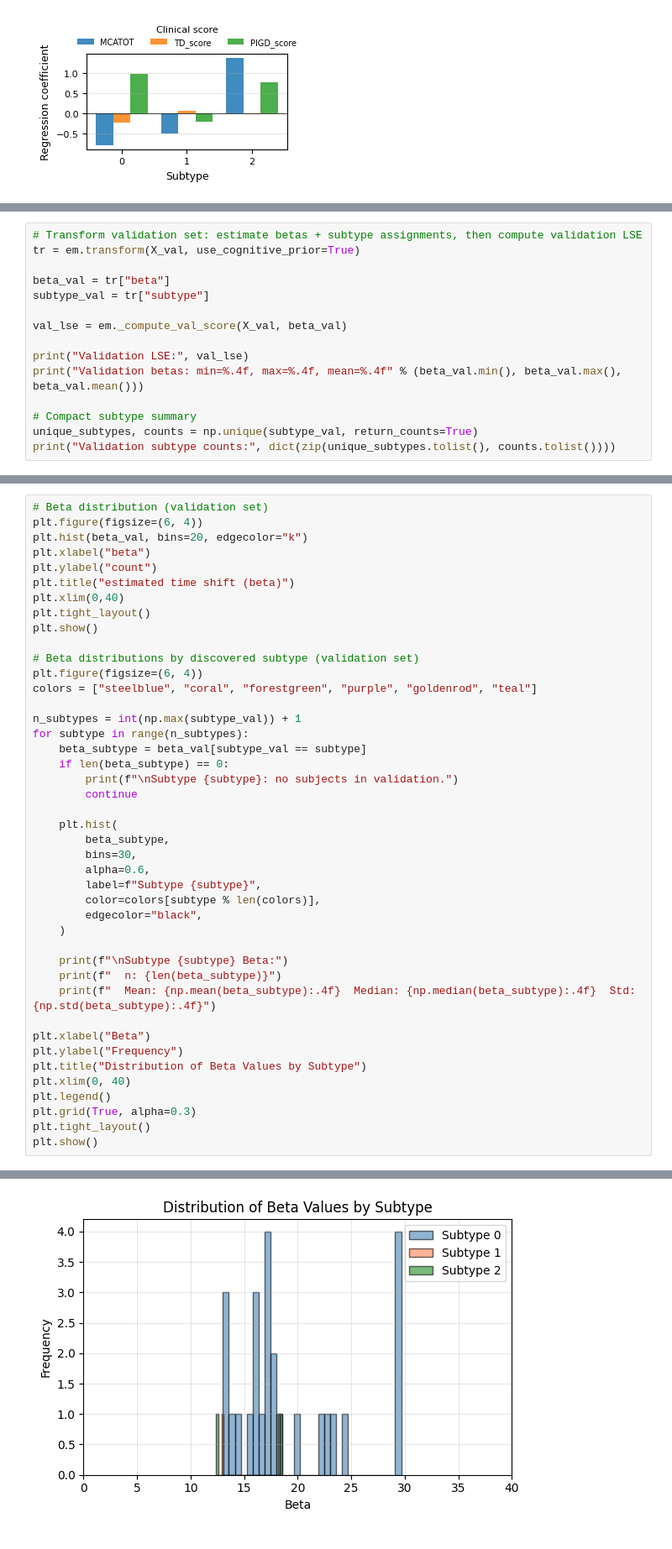
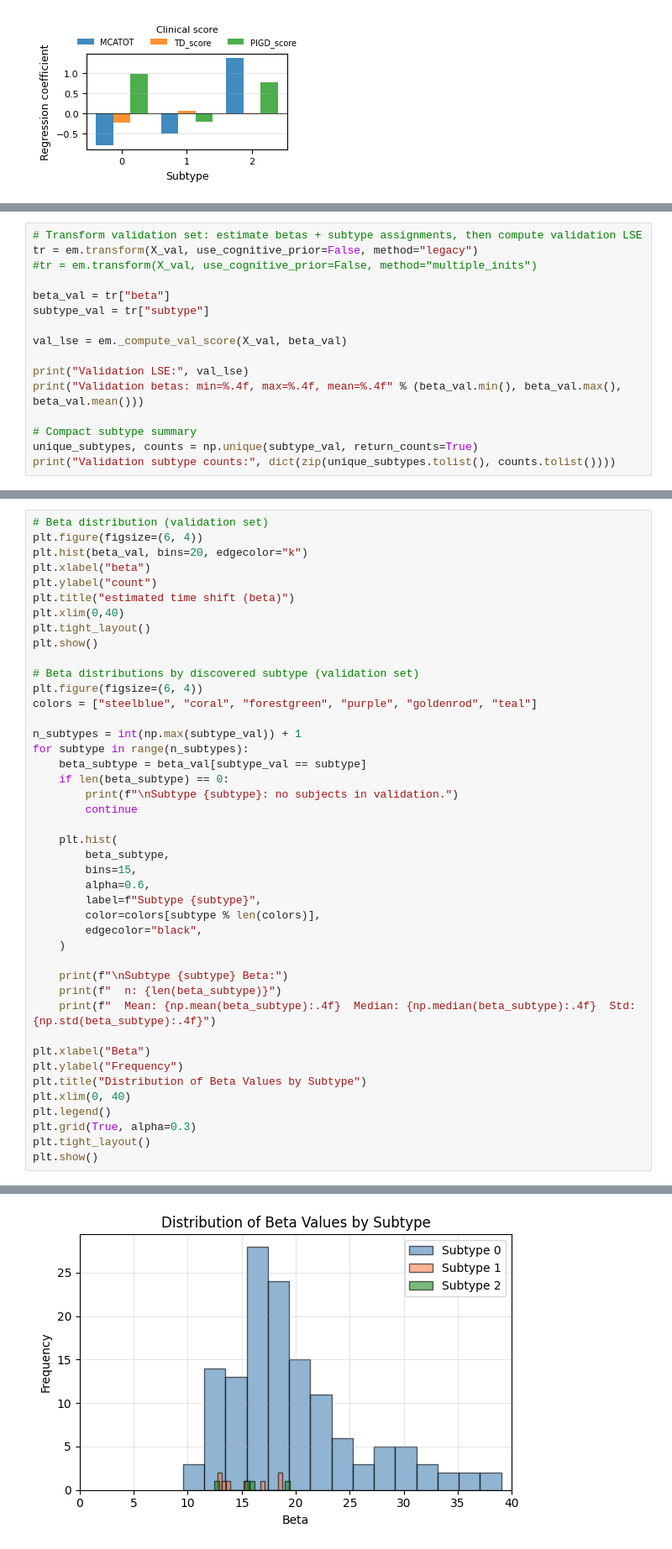
Before and after one commit to LAMCIG-lab/COMIND, a Jupyter notebook: notebooks/validate_model.ipynb, the cells around one changed output, grey strips where cells are left out. Shown at 84% size. Drawn from its saved outputs; the diff is of its cells as text.

```diff
--- a/notebooks/validate_model.ipynb
+++ b/notebooks/validate_model.ipynb
@@ -300,6 +350,7 @@ n_train: 116 n_val: 30
 # %%
 # Transform validation set: estimate betas + subtype assignments, then compute validation LSE
-tr = em.transform(X_val, use_cognitive_prior=True)
+tr = em.transform(X_val, use_cognitive_prior=False, method="legacy")
+#tr = em.transform(X_val, use_cognitive_prior=False, method="multiple_inits")
 
 beta_val = tr["beta"]
 subtype_val = tr["subtype"]
@@ -340,7 +391,7 @@ for subtype in range(n_subtypes):
 
     plt.hist(
         beta_subtype,
-        bins=30,
+        bins=15,
         alpha=0.6,
         label=f"Subtype {subtype}",
         color=colors[subtype % len(colors)],
@@ -375,4 +426,4 @@ Subtype 2 Beta:
-[figure, old version]
+[figure, new version]
 # %%
 # TD/PIGD classification vs discovered subtype (validation subjects only)
 
```
Also changed, not shown: parts of 10 cells of this notebook, 1 other file.
